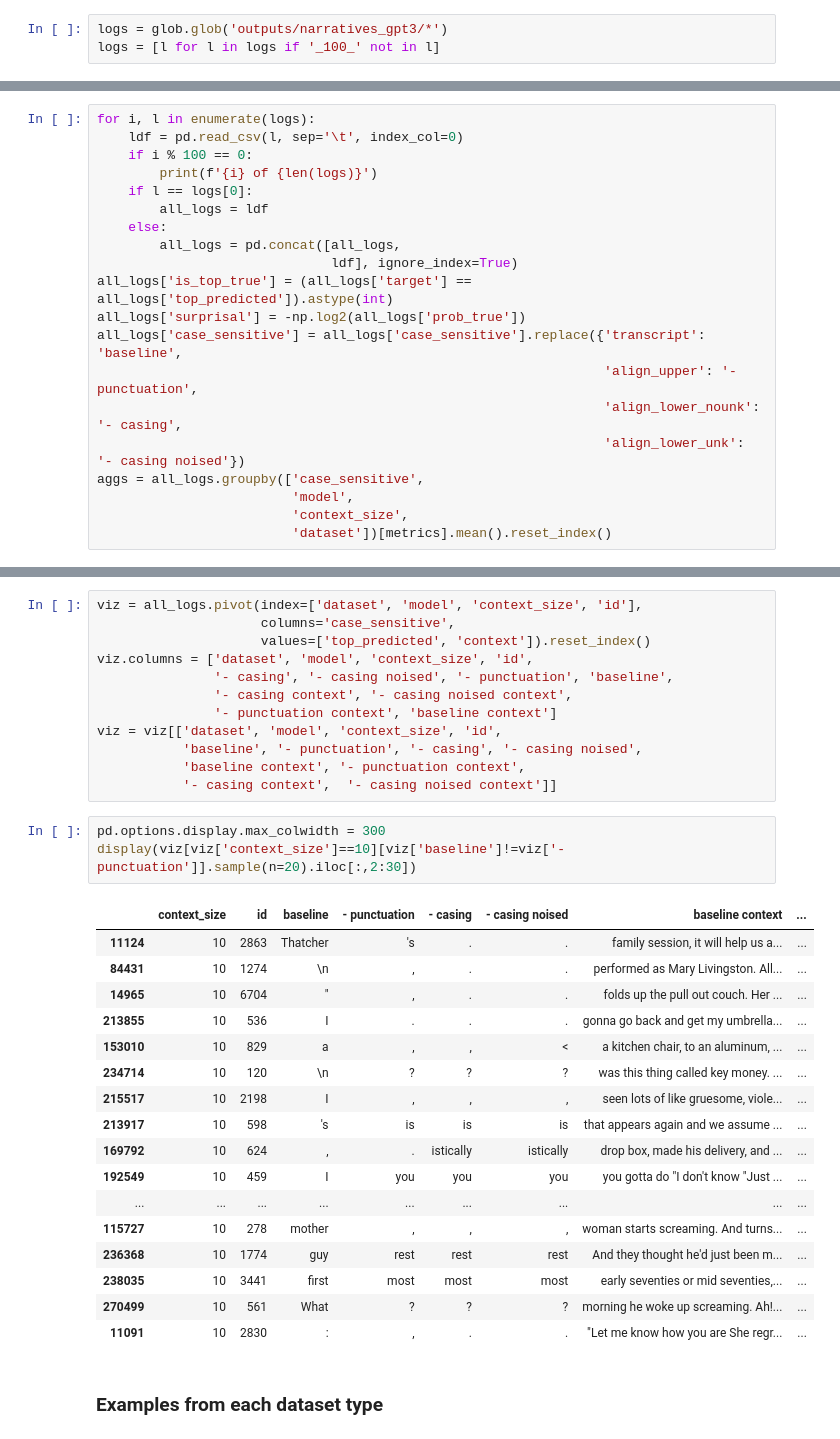
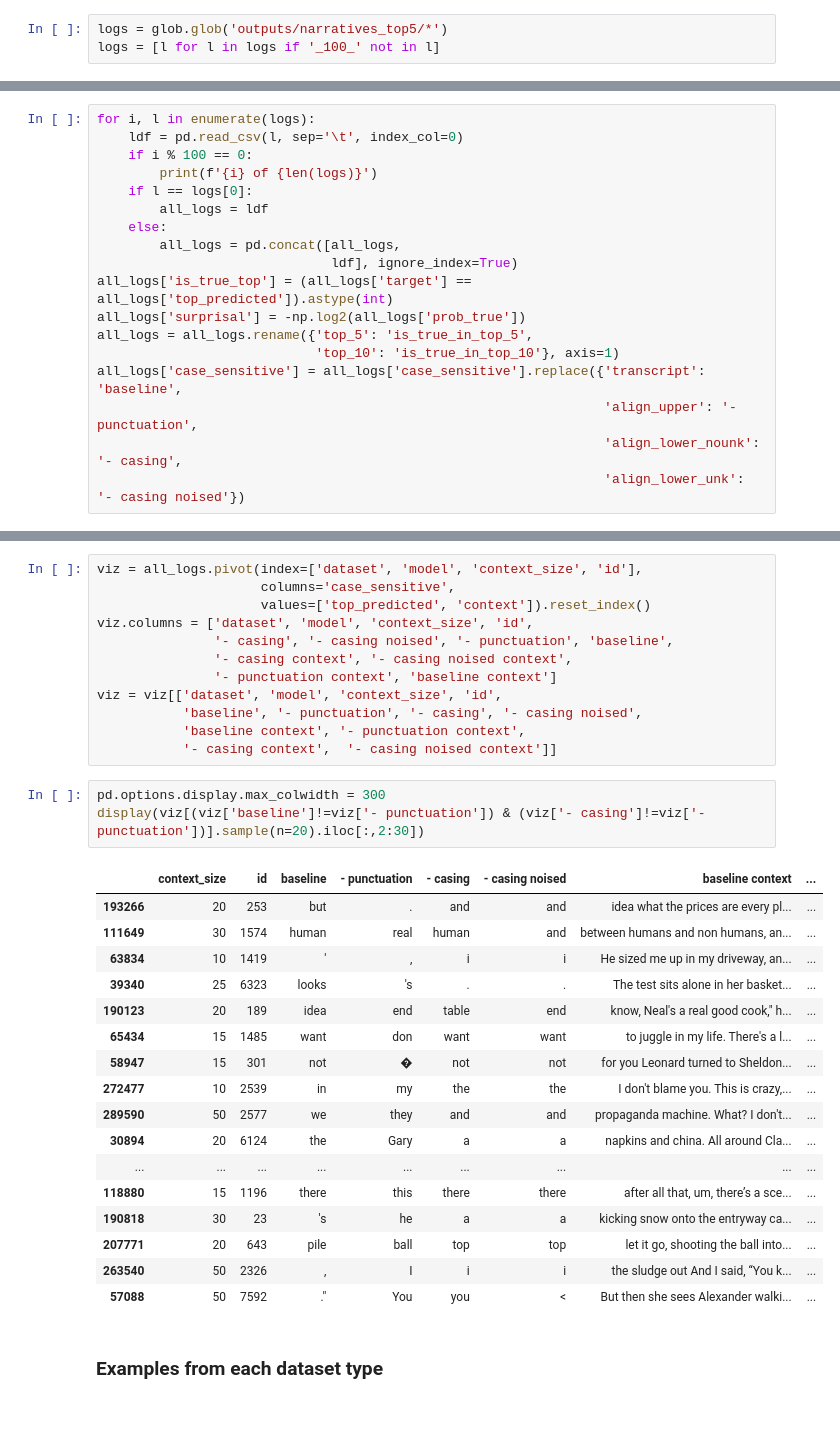
Before and after one commit to rbroc/eval-neuroscout-lm, a Jupyter notebook: Analysis.ipynb, the cells around one changed output, grey strips where cells are left out. Drawn from its saved outputs; the diff is of its cells as text.

```diff
--- a/Analysis.ipynb
+++ b/Analysis.ipynb
@@ -19,6 +18,6 @@ import numpy as np
 # %% [markdown]
 ## Read in data and plot
 # %%
-logs = glob.glob('outputs/narratives_gpt3/*')
+logs = glob.glob('outputs/narratives_top5/*')
 logs = [l for l in logs if '_100_' not in l]
 # %%
@@ -33,14 +33,12 @@ for i, l in enumerate(logs):
     else:
         all_logs = pd.concat([all_logs,
                               ldf], ignore_index=True)
-all_logs['is_top_true'] = (all_logs['target'] == all_logs['top_predicted']).astype(int)
+all_logs['is_true_top'] = (all_logs['target'] == all_logs['top_predicted']).astype(int)
 all_logs['surprisal'] = -np.log2(all_logs['prob_true'])
+all_logs = all_logs.rename({'top_5': 'is_true_in_top_5',
+                            'top_10': 'is_true_in_top_10'}, axis=1)
 all_logs['case_sensitive'] = all_logs['case_sensitive'].replace({'transcript': 'baseline',
                                                                  'align_upper': '- punctuation',
                                                                  'align_lower_nounk': '- casing',
                                                                  'align_lower_unk': '- casing noised'})
-aggs = all_logs.groupby(['case_sensitive',
-                         'model',
-                         'context_size',
-                         'dataset'])[metrics].mean().reset_index()
 # %% [output]
@@ -246,25 +265,25 @@ viz = viz[['dataset', 'model', 'context_size', 'id',
            '- casing context',  '- casing noised context']]
 # %%
 pd.options.display.max_colwidth = 300
-display(viz[viz['context_size']==10][viz['baseline']!=viz['- punctuation']].sample(n=20).iloc[:,2:30])
+display(viz[(viz['baseline']!=viz['- punctuation']) & (viz['- casing']!=viz['- punctuation'])].sample(n=20).iloc[:,2:30])
 # %% [output]
 |  | context_size | id | baseline | - punctuation | - casing | - casing noised | baseline context | ... |
-| 11124 | 10 | 2863 | Thatcher | 's | . | . | family session, it will help us a... | ... |
-| 84431 | 10 | 1274 | \n | , | . | . | performed as Mary Livingston. All... | ... |
-| 14965 | 10 | 6704 | " | , | . | . | folds up the pull out couch. Her ... | ... |
-| 213855 | 10 | 536 | I | . | . | . | gonna go back and get my umbrella... | ... |
-| 153010 | 10 | 829 | a | , | , | < | a kitchen chair, to an aluminum, ... | ... |
-| 234714 | 10 | 120 | \n | ? | ? | ? | was this thing called key money. ... | ... |
-| 215517 | 10 | 2198 | I | , | , | , | seen lots of like gruesome, viole... | ... |
-| 213917 | 10 | 598 | 's | is | is | is | that appears again and we assume ... | ... |
-| 169792 | 10 | 624 | , | . | istically | istically | drop box, made his delivery, and ... | ... |
-| 192549 | 10 | 459 | I | you | you | you | you gotta do "I don't know "Just ... | ... |
+| 193266 | 20 | 253 | but | . | and | and | idea what the prices are every pl... | ... |
+| 111649 | 30 | 1574 | human | real | human | and | between humans and non humans, an... | ... |
+| 63834 | 10 | 1419 | ' | , | i | i | He sized me up in my driveway, an... | ... |
+| 39340 | 25 | 6323 | looks | 's | . | . | The test sits alone in her basket... | ... |
+| 190123 | 20 | 189 | idea | end | table | end | know, Neal's a real good cook," h... | ... |
+| 65434 | 15 | 1485 | want | don | want | want | to juggle in my life. There's a l... | ... |
+| 58947 | 15 | 301 | not | � | not | not | for you Leonard turned to Sheldon... | ... |
+| 272477 | 10 | 2539 | in | my | the | the | I don't blame you. This is crazy,... | ... |
+| 289590 | 50 | 2577 | we | they | and | and | propaganda machine. What? I don't... | ... |
+| 30894 | 20 | 6124 | the | Gary | a | a | napkins and china. All around Cla... | ... |
 | ... | ... | ... | ... | ... | ... | ... | ... | ... |
-| 115727 | 10 | 278 | mother | , | , | , | woman starts screaming. And turns... | ... |
-| 236368 | 10 | 1774 | guy | rest | rest | rest | And they thought he'd just been m... | ... |
-| 238035 | 10 | 3441 | first | most | most | most | early seventies or mid seventies,... | ... |
-| 270499 | 10 | 561 | What | ? | ? | ? | morning he woke up screaming. Ah!... | ... |
-| 11091 | 10 | 2830 | : | , | . | . | "Let me know how you are She regr... | ... |
+| 118880 | 15 | 1196 | there | this | there | there | after all that, um, there’s a sce... | ... |
+| 190818 | 30 | 23 | 's | he | a | a | kicking snow onto the entryway ca... | ... |
+| 207771 | 20 | 643 | pile | ball | top | top | let it go, shooting the ball into... | ... |
+| 263540 | 50 | 2326 | , | I | i | i | the sludge out And I said, “You k... | ... |
+| 57088 | 50 | 7592 | ." | You | you | < | But then she sees Alexander walki... | ... |
 # %% [markdown]
 ### Examples from each dataset type
 # %%
```
Also changed, not shown: parts of 33 cells of this notebook, 17 other files.
